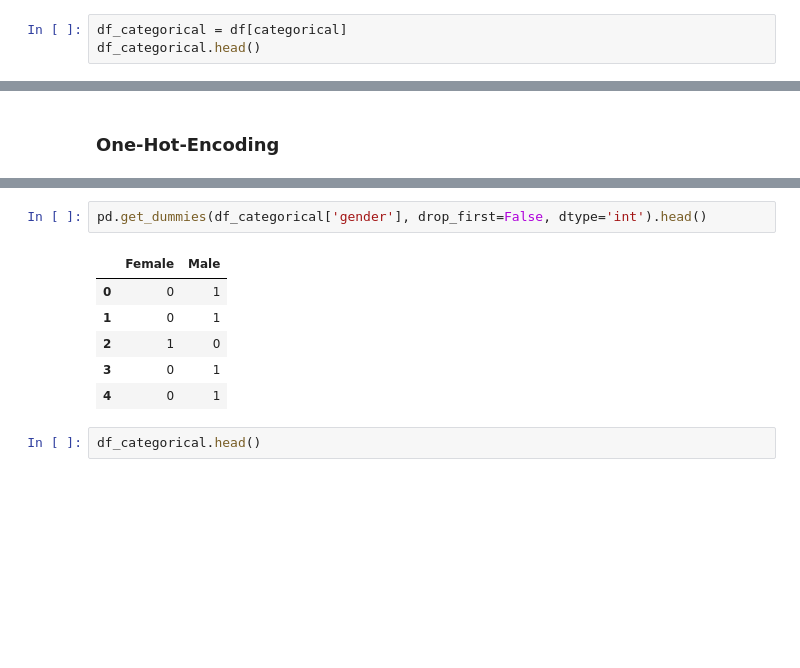
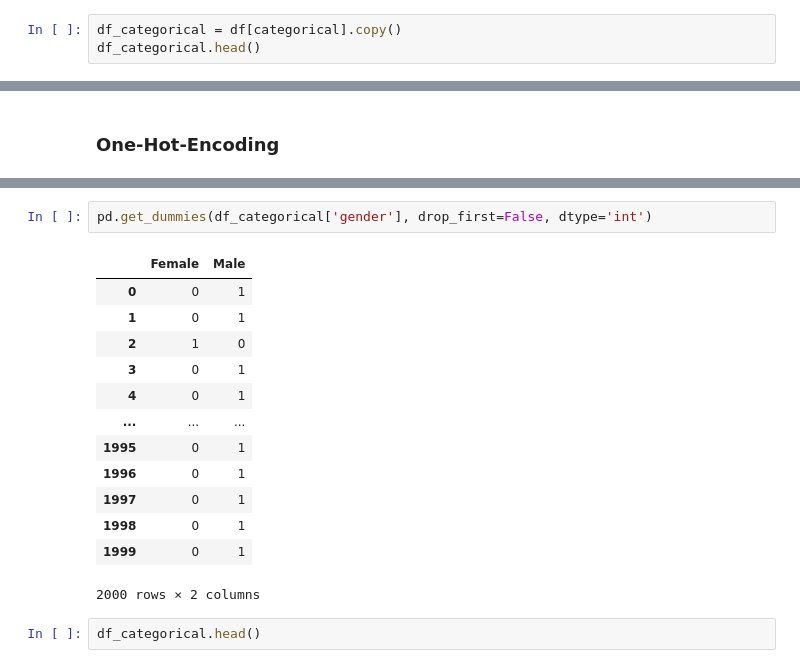
Before and after one commit to victormuuo07/Sales-Prediction-Model, a Jupyter notebook: index.ipynb, the cells around one changed output, grey strips where cells are left out. Cells and saved outputs as stored; diff of their text form; blank space fills up the shorter version.

```diff
--- a/index.ipynb
+++ b/index.ipynb
@@ -59,7 +59,7 @@ There are 4 categorical variables
 
 The categorical variables are : ['sale_date', 'sale_time', 'gender', 'category']
 # %%
-df_categorical = df[categorical]
+df_categorical = df[categorical].copy()
 df_categorical.head()
 # %% [output]
 |  | sale_date | sale_time | gender | category |
@@ -301,12 +281,19 @@ pd.get_dummies(df_categorical['category'], drop_first=False, dtype='int').head()
 # %%
-pd.get_dummies(df_categorical['gender'], drop_first=False, dtype='int').head()
+pd.get_dummies(df_categorical['gender'], drop_first=False, dtype='int')
 # %% [output]
 |  | Female | Male |
 | 0 | 0 | 1 |
 | 1 | 0 | 1 |
 | 2 | 1 | 0 |
 | 3 | 0 | 1 |
 | 4 | 0 | 1 |
+| ... | ... | ... |
+| 1995 | 0 | 1 |
+| 1996 | 0 | 1 |
+| 1997 | 0 | 1 |
+| 1998 | 0 | 1 |
+| 1999 | 0 | 1 |
+2000 rows × 2 columns
 # %%
 df_categorical.head()
 # %% [output]
```
Also changed, not shown: parts of 34 cells of this notebook.
